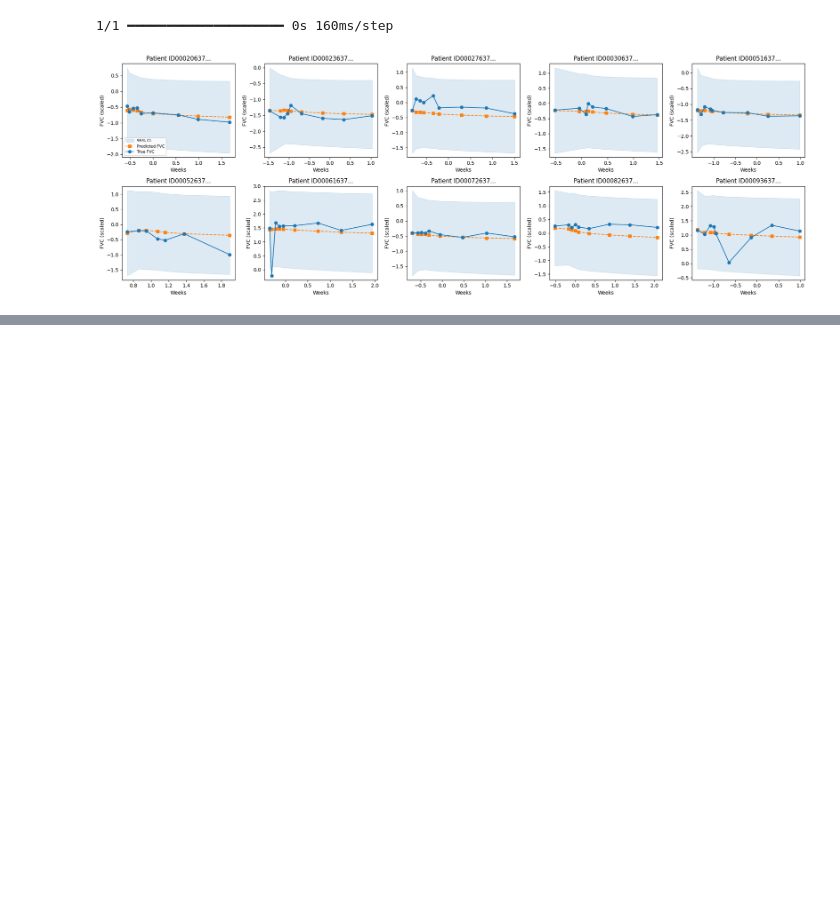
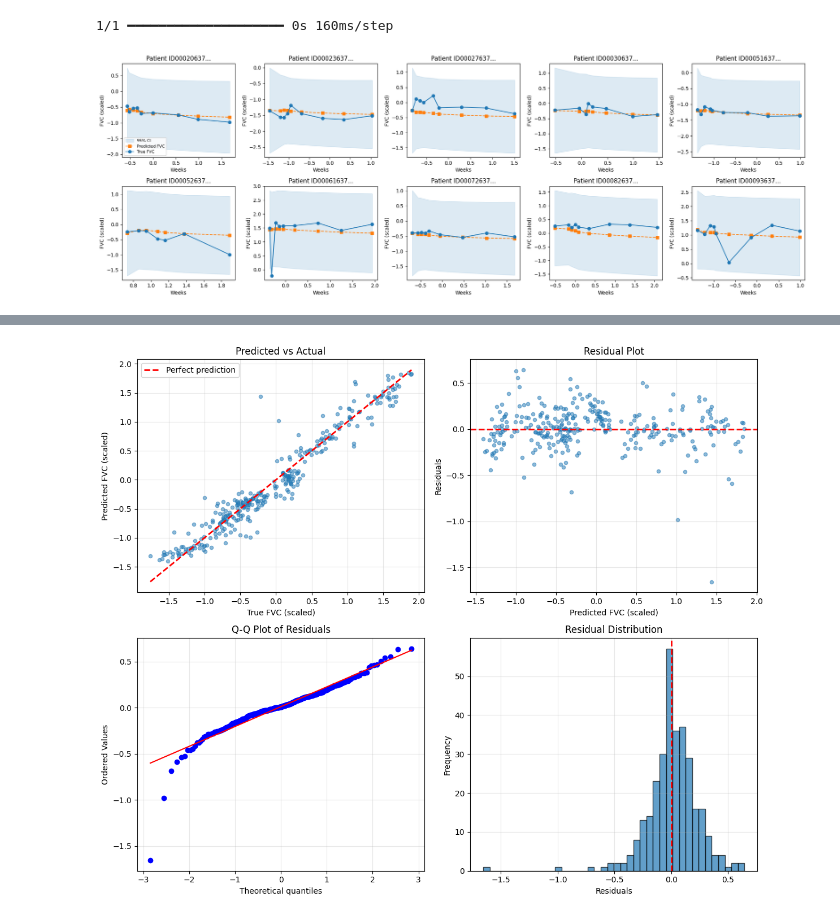
Before and after one commit to unfulw/pulmonary_fibrosis, a Jupyter notebook: models/gru.ipynb, the cells around one changed output, grey strips where cells are left out. Saved outputs shown, nothing was run; the diff lists cells and outputs as text; code cells hidden in the pictures; blank space fills up the shorter version.

```diff
--- a/models/gru.ipynb
+++ b/models/gru.ipynb
@@ -542,3 +543,82 @@ plot_patient_grid_with_ci(
 # %% [output]
 1/1 ━━━━━━━━━━━━━━━━━━━━ 0s 160ms/step
 [figure]
+# %%
+# Prediction for the entire validation set
+# Use M1 because it outputs only mean FVC (excluding log_sigma)
+y_val_pred = M1.predict(X_val)   # shape: (N, T, 1) or (N, T, 2)
+
+
+# Mask padded timesteps
+y_true = y_val[..., 0]
+y_pred_mu = y_val_pred[..., 0]
+
+
+mask = y_true != 0.0
+
+y_true_flat = y_true[mask]
+y_pred_flat = y_pred_mu[mask]
+
+# calculate the residuals
+residuals = y_true_flat - y_pred_flat
+
+mae = np.mean(np.abs(residuals))
+rmse = np.sqrt(np.mean(residuals**2))
+r2 = r2_score(y_true_flat, y_pred_flat)
+
+print(f"MAE:  {mae:.4f}")
+print(f"RMSE: {rmse:.4f}")
+print(f"R²:   {r2:.4f}")
+
+
+
+fig, axes = plt.subplots(2, 2, figsize=(12, 10))
+
+# 1. Predicted vs Actual
+axes[0, 0].scatter(y_true_flat, y_pred_flat, alpha=0.5, s=20)
+axes[0, 0].plot(
+    [y_true_flat.min(), y_true_flat.max()],
+    [y_true_flat.min(), y_true_flat.max()],
+    'r--', lw=2, label='Perfect prediction'
+)
+axes[0, 0].set_xlabel('True FVC (scaled)')
+axes[0, 0].set_ylabel('Predicted FVC (scaled)')
+axes[0, 0].set_title('Predicted vs Actual')
+axes[0, 0].legend()
+axes[0, 0].grid(True, alpha=0.3)
+
+
+# 2. Residual Plot
+axes[0, 1].scatter(y_pred_flat, residuals, alpha=0.5, s=20)
+axes[0, 1].axhline(y=0, color='r', linestyle='--', lw=2)
+axes[0, 1].set_xlabel('Predicted FVC (scaled)')
+axes[0, 1].set_ylabel('Residuals')
+axes[0, 1].set_title('Residual Plot')
+axes[0, 1].grid(True, alpha=0.3)
+
+
+# 3. Q-Q Plot
+stats.probplot(residuals, dist="norm", plot=axes[1, 0])
+axes[1, 0].set_title('Q-Q Plot of Residuals')
+axes[1, 0].grid(True, alpha=0.3)
+
+
+# 4. Residual Histogram
+axes[1, 1].hist(residuals, bins=40, edgecolor='black', alpha=0.7)
+axes[1, 1].axvline(x=0, color='r', linestyle='--', lw=2)
+axes[1, 1].set_xlabel('Residuals')
+axes[1, 1].set_ylabel('Frequency')
+axes[1, 1].set_title('Residual Distribution')
+axes[1, 1].grid(True, alpha=0.3)
+
+plt.tight_layout()
+plt.show()
+
+
+# Extra stats
+print("\nResidual Statistics:")
+print(f"Mean: {residuals.mean():.4f}")
+print(f"Std:  {residuals.std():.4f}")
+print(f"Min:  {residuals.min():.4f}")
+print(f"Max:  {residuals.max():.4f}")
+# %% [output]
@@ -544,0 +629 @@ plot_patient_grid_with_ci(
+[figure, added]
```
Also changed, not shown: parts of 6 cells of this notebook, 1 other file.
